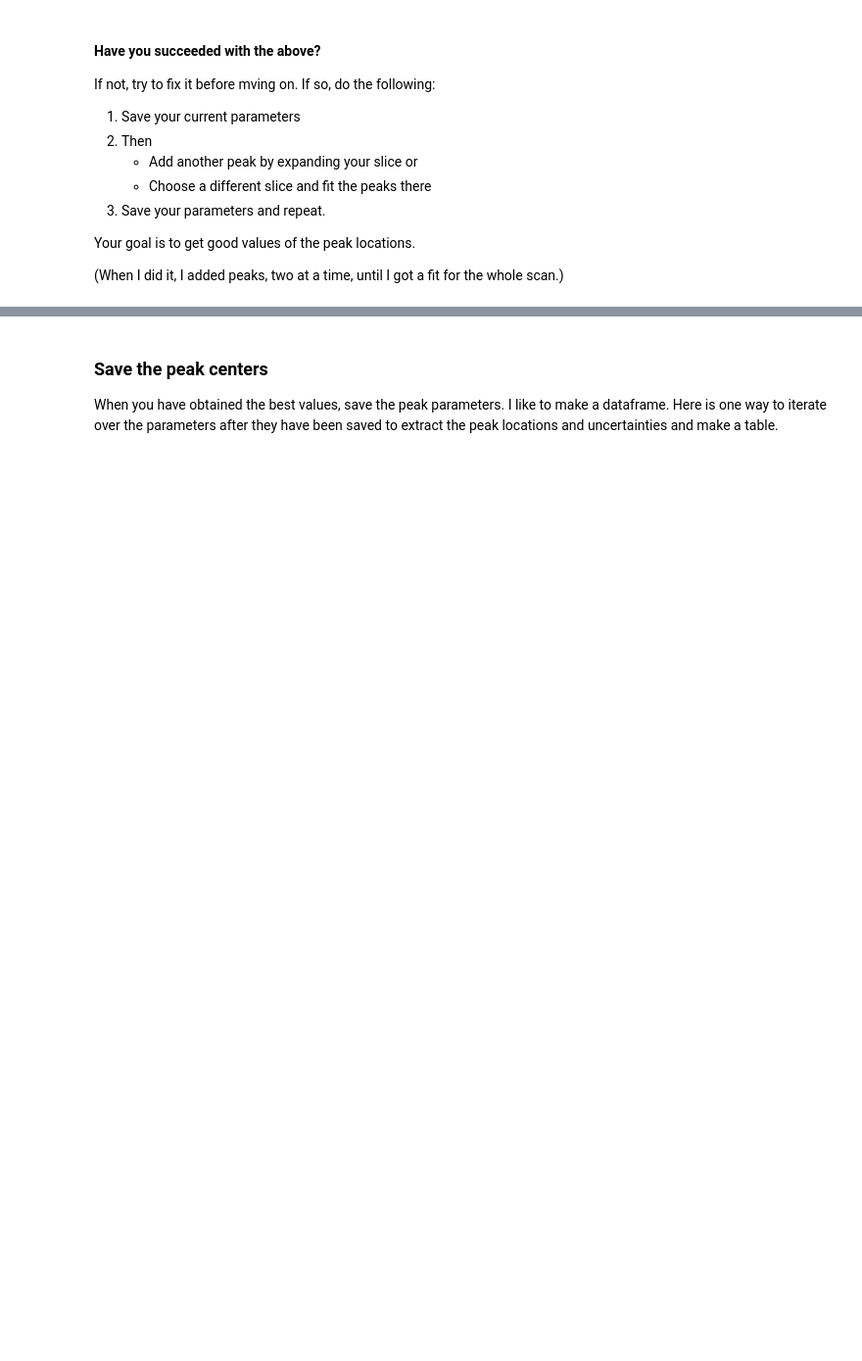
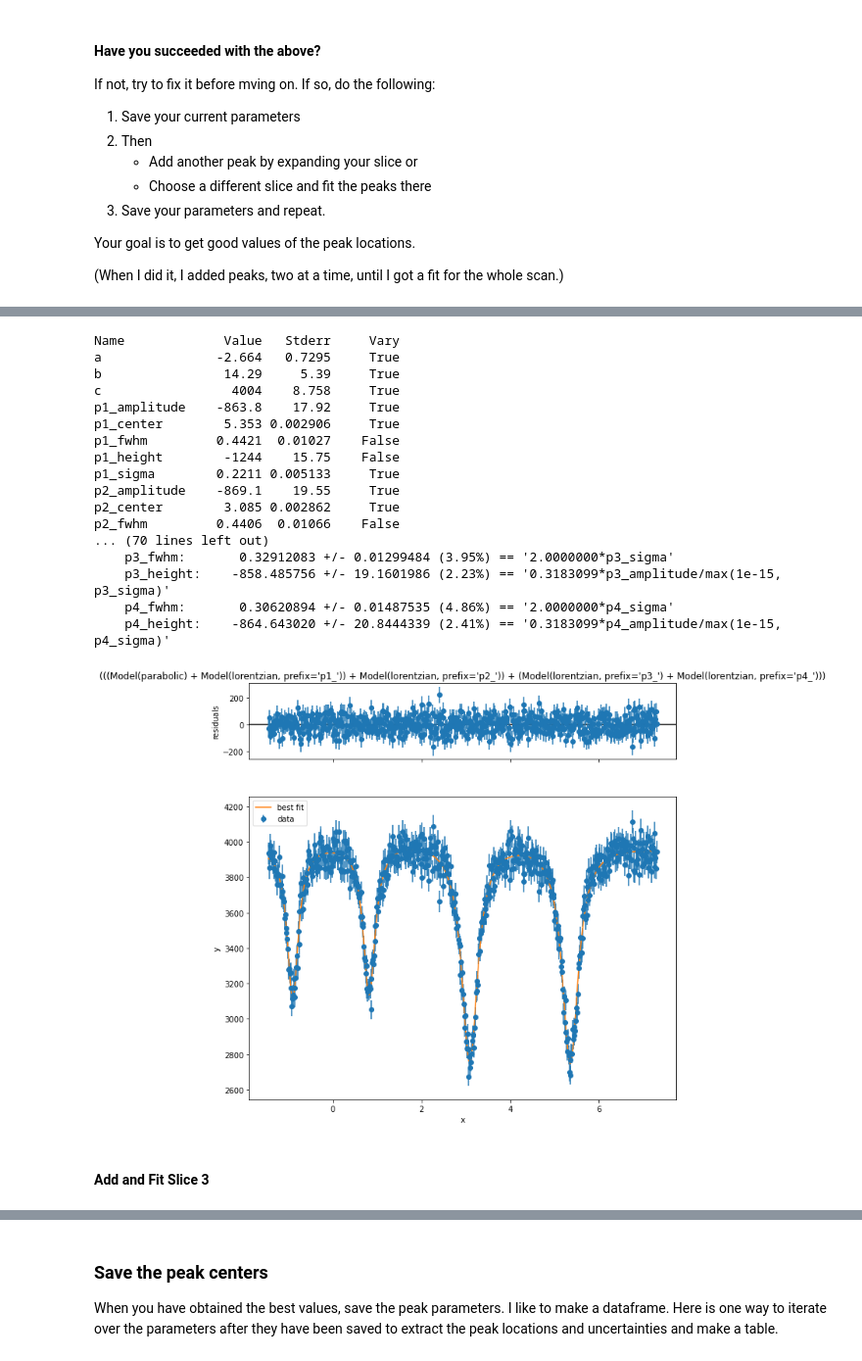
Before and after one commit to kmdao/PHYS431, a Jupyter notebook: Mossbauer/Mossbauer Full Analysis (Template).ipynb, the cells around one changed output, grey strips where cells are left out. Shown: that part at 98% size. Cells and saved outputs as stored; diff of their text form; code cells hidden in the pictures; blank space fills up the shorter version.

```diff
--- a/Mossbauer/Mossbauer Full Analysis (Template).ipynb
+++ b/Mossbauer/Mossbauer Full Analysis (Template).ipynb
@@ -192,0 +362,36 @@ Your goal is to get good values of the peak locations.
+# %%
+params2 = model_fit.params
+params2.pretty_print(columns=['value','stderr','vary'])
+print('\nOriginal parameters (not changed):')
+params.pretty_print(columns=['value','stderr','vary'])
+
+params2['b'].vary = True
+params2['a'].vary = True
+
+model_fit = model.fit(Fe['Counts'][Index], params2, x=Fe['velocity'], weights=1/np.sqrt(Fe['Counts'][Index]))
+
+print(model_fit.fit_report(show_correl=False))
+
+myfig=plt.figure(figsize=(10,10))
+model_fit.plot(fig=myfig);
+# %% [output]
+Name             Value   Stderr     Vary
+a               -2.664   0.7295     True
+b                14.29     5.39     True
+c                 4004    8.758     True
+p1_amplitude    -863.8    17.92     True
+p1_center        5.353 0.002906     True
+p1_fwhm         0.4421  0.01027    False
+p1_height        -1244    15.75    False
+p1_sigma        0.2211 0.005133     True
+p2_amplitude    -869.1    19.55     True
+p2_center        3.085 0.002862     True
+p2_fwhm         0.4406  0.01066    False
+... (70 lines left out)
+    p3_fwhm:       0.32912083 +/- 0.01299484 (3.95%) == '2.0000000*p3_sigma'
+    p3_height:    -858.485756 +/- 19.1601986 (2.23%) == '0.3183099*p3_amplitude/max(1e-15, p3_sigma)'
+    p4_fwhm:       0.30620894 +/- 0.01487535 (4.86%) == '2.0000000*p4_sigma'
+    p4_height:    -864.643020 +/- 20.8444339 (2.41%) == '0.3183099*p4_amplitude/max(1e-15, p4_sigma)'
+[figure, added]
+# %% [markdown]
+#### Add and Fit Slice 3
```
Also changed, not shown: parts of 19 cells of this notebook.
